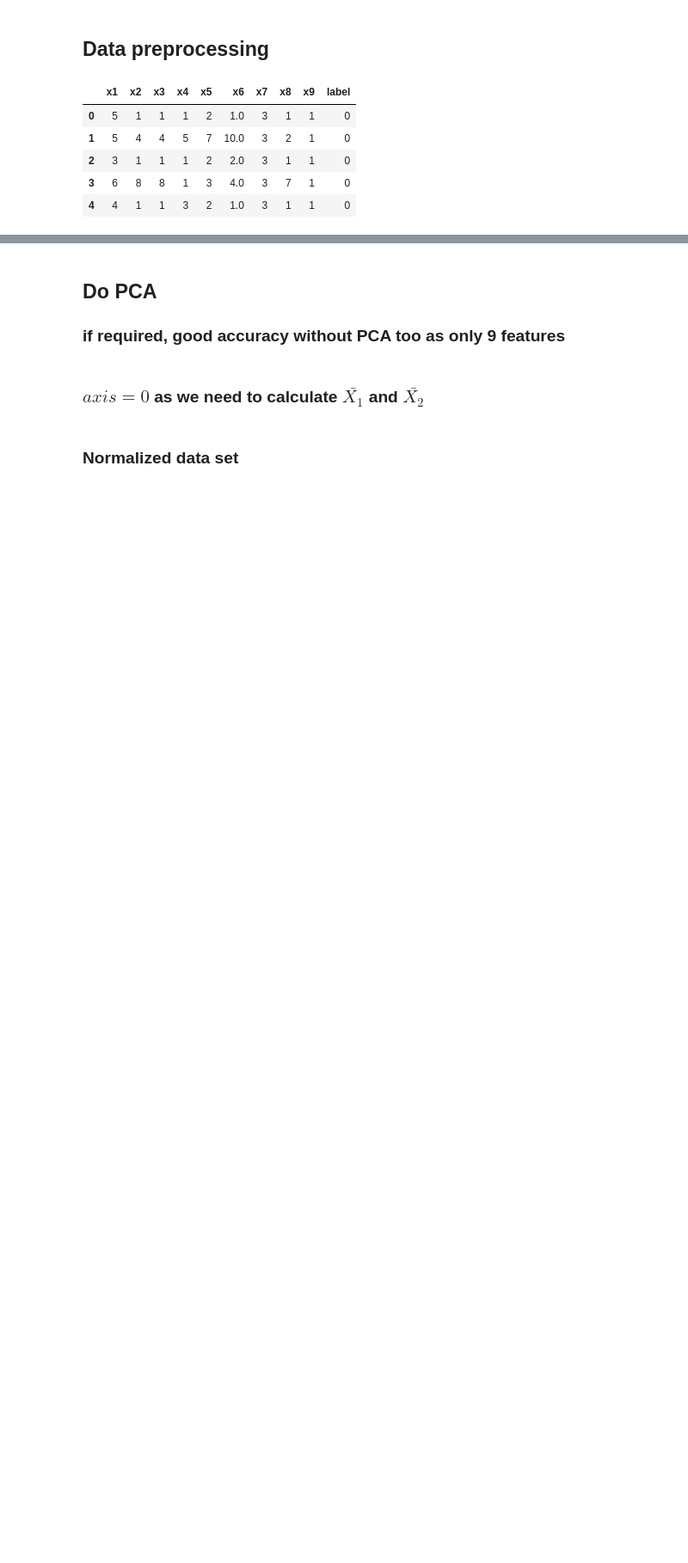
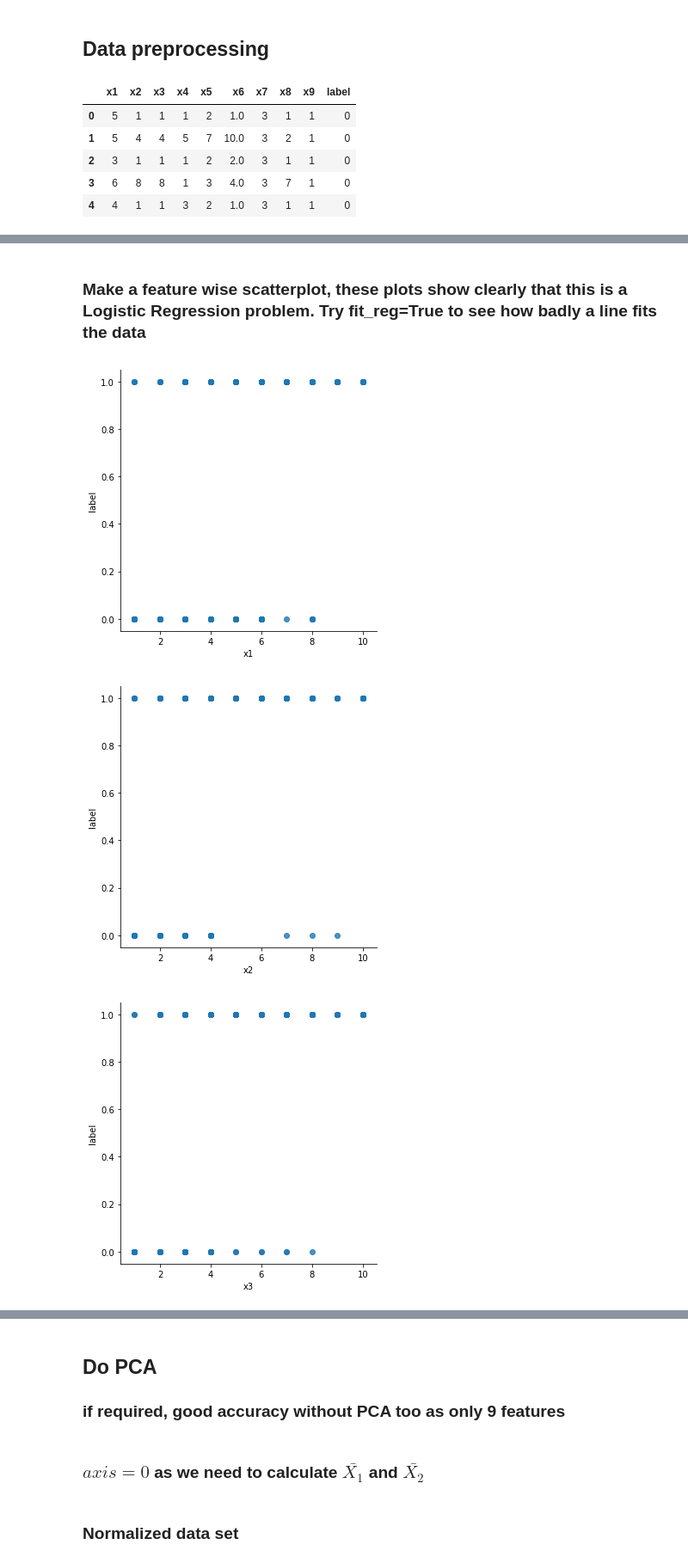
Before and after one commit to Rishit-dagli/Breast-cancer-prediction-ML-Python, a Jupyter notebook: logistic regression breast cancer.ipynb, the cells around one changed output, grey strips where cells are left out. Shown at 86% size. Saved outputs shown, nothing was run; the diff lists cells and outputs as text; code cells hidden in the pictures; blank space fills up the shorter version.

Commit message:
Some minor bugs and visulaization
Fixed a minor bug in the code.
Also added density, scatter and pairwise density visualization plots

```diff
--- a/logistic regression breast cancer.ipynb
+++ b/logistic regression breast cancer.ipynb
@@ -52,0 +48,9 @@ df.head()
+# %% [markdown]
+### Make a feature wise scatterplot, these plots show clearly that this is a Logistic Regression problem. Try fit_reg=True to see how badly a line fits the data
+# %%
+for i in range(1,10):
+    sns.lmplot(str('x'+str(i)), 'label', data=df, fit_reg=False)
+# %% [output]
+[figure, added]
+[figure, added]
+[figure, added]
```
Also changed, not shown: parts of 16 cells of this notebook.
